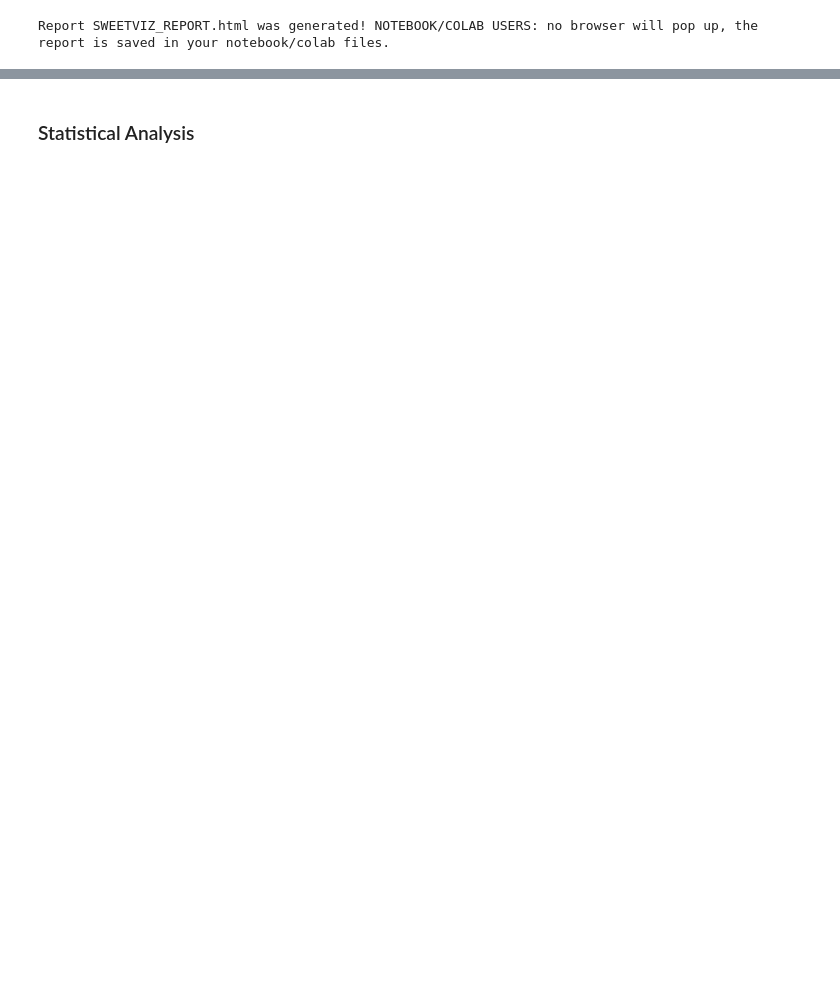
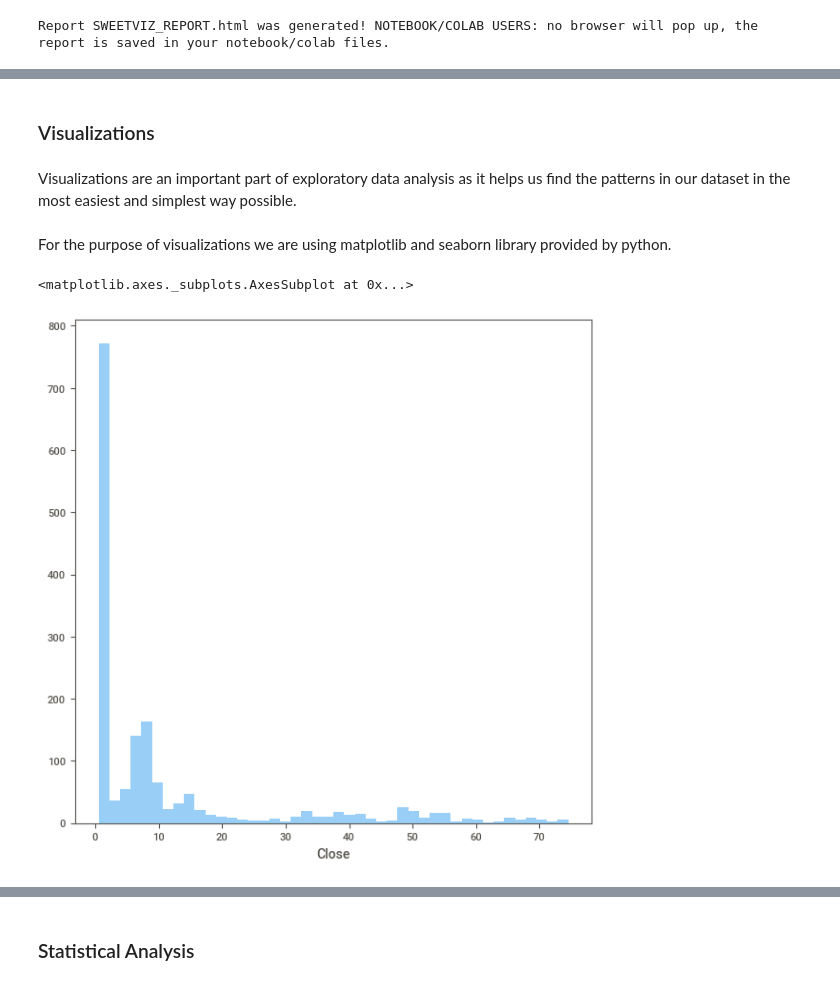
Before and after one commit to sahibasachdeva/AI-Project, a Jupyter notebook: Data Acquisition & Understanding/EDA.ipynb, the cells around one changed output, grey strips where cells are left out. Saved outputs shown, nothing was run; the diff lists cells and outputs as text; code cells hidden in the pictures; blank space fills up the shorter version.

```diff
--- a/Data Acquisition & Understanding/EDA.ipynb
+++ b/Data Acquisition & Understanding/EDA.ipynb
@@ -93,0 +86,12 @@ Report SWEETVIZ_REPORT.html was generated! NOTEBOOK/COLAB USERS: no browser will
+# %% [markdown]
+### Visualizations
+# %% [markdown]
+Visualizations are an important part of exploratory data analysis as it helps us find the patterns in our dataset in the most easiest and simplest way possible.
+# %% [markdown]
+For the purpose of visualizations we are using matplotlib and seaborn library provided by python.
+# %%
+plt.figure(figsize=(7,7))
+sns.distplot(data['Close'],kde = False)
+# %% [output]
+<matplotlib.axes._subplots.AxesSubplot at 0x...>
+[figure, added]
```
Also changed, not shown: parts of 30 cells of this notebook.
